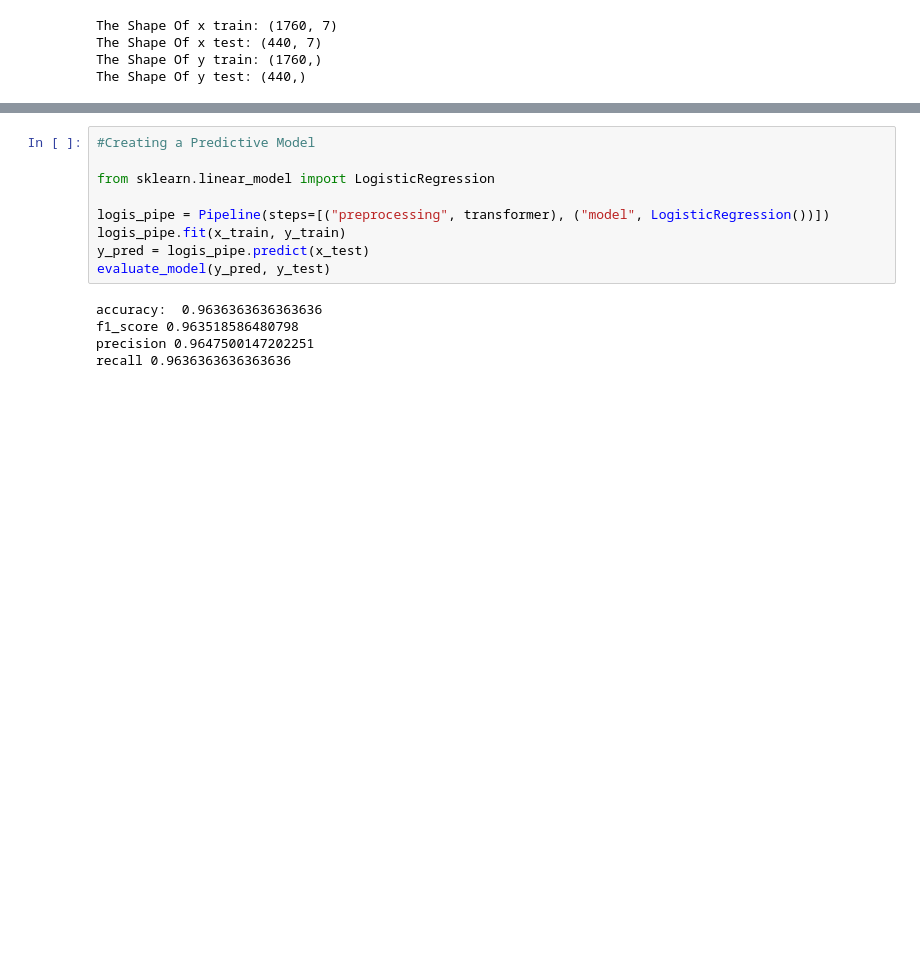
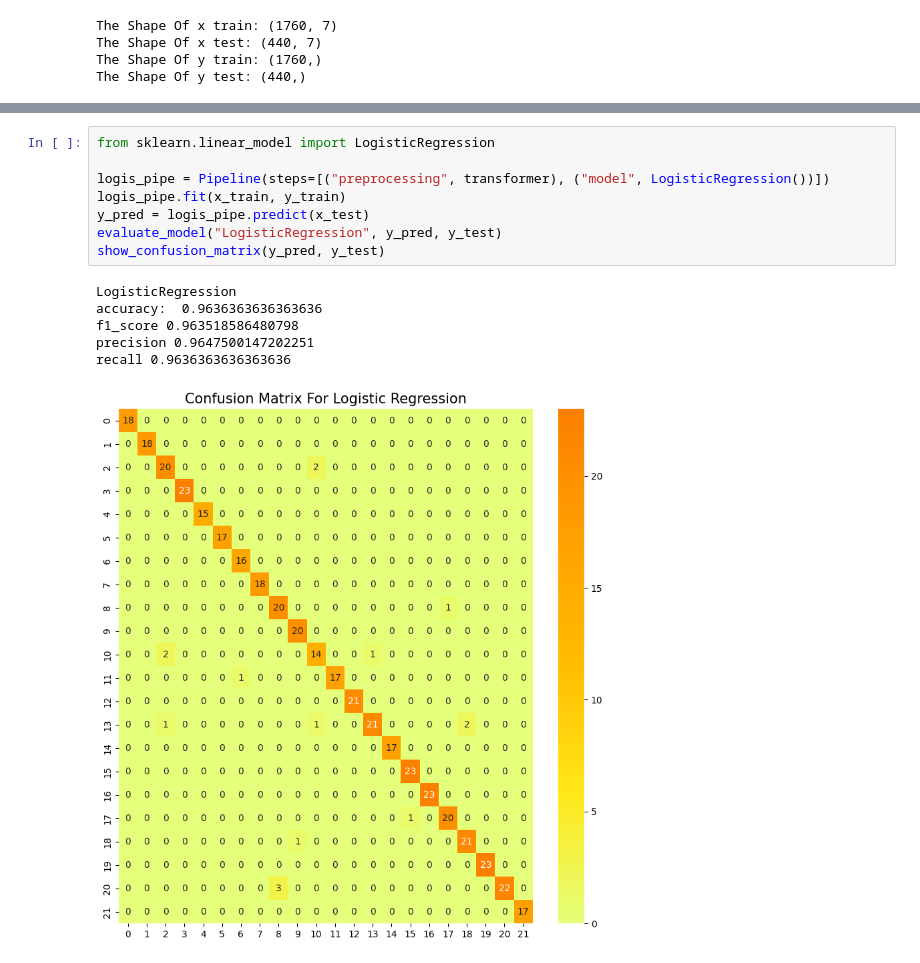
Before and after one commit to Sandesh-Gadal/agricultural-crop-recommendation, a Jupyter notebook: Crop_recommendation.ipynb, the cells around one changed output, grey strips where cells are left out. Drawn from its saved outputs; the diff is of its cells as text; blank space fills up the shorter version.

```diff
--- a/Crop_recommendation.ipynb
+++ b/Crop_recommendation.ipynb
@@ -379,17 +392,18 @@ def evaluate_model(y_pred, y):
 # %%
-#Creating a Predictive Model
-
 from sklearn.linear_model import LogisticRegression
 
 logis_pipe = Pipeline(steps=[("preprocessing", transformer), ("model", LogisticRegression())])
 logis_pipe.fit(x_train, y_train)
 y_pred = logis_pipe.predict(x_test)
-evaluate_model(y_pred, y_test)
+evaluate_model("LogisticRegression", y_pred, y_test)
+show_confusion_matrix(y_pred, y_test)
 # %% [output]
+LogisticRegression
 accuracy:  0.9636363636363636
 f1_score 0.963518586480798
 precision 0.9647500147202251
 recall 0.9636363636363636
+[figure, added]
 # %%
 from sklearn.tree import DecisionTreeClassifier
 
```
Also changed, not shown: parts of 13 cells of this notebook.
